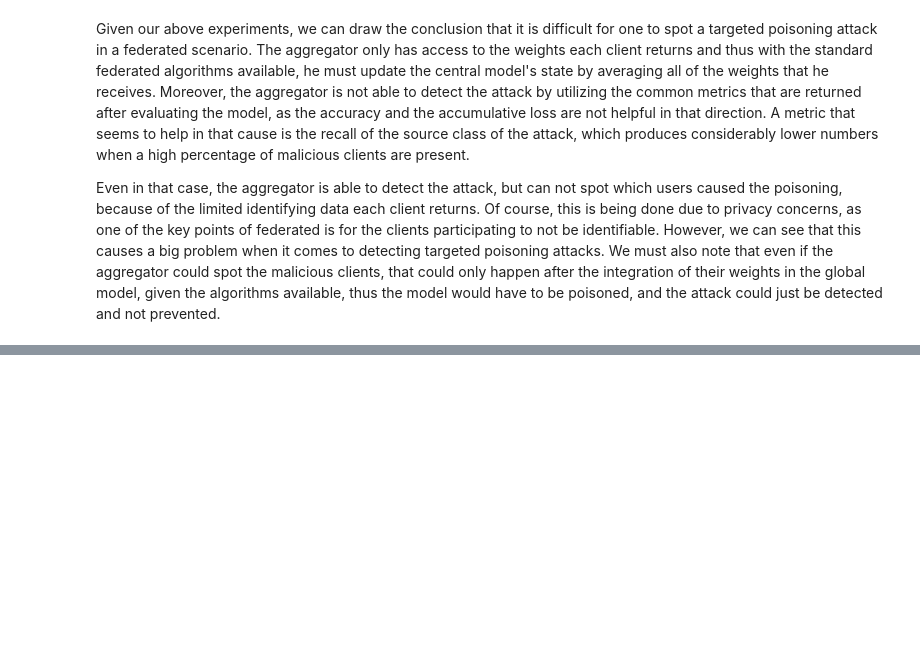
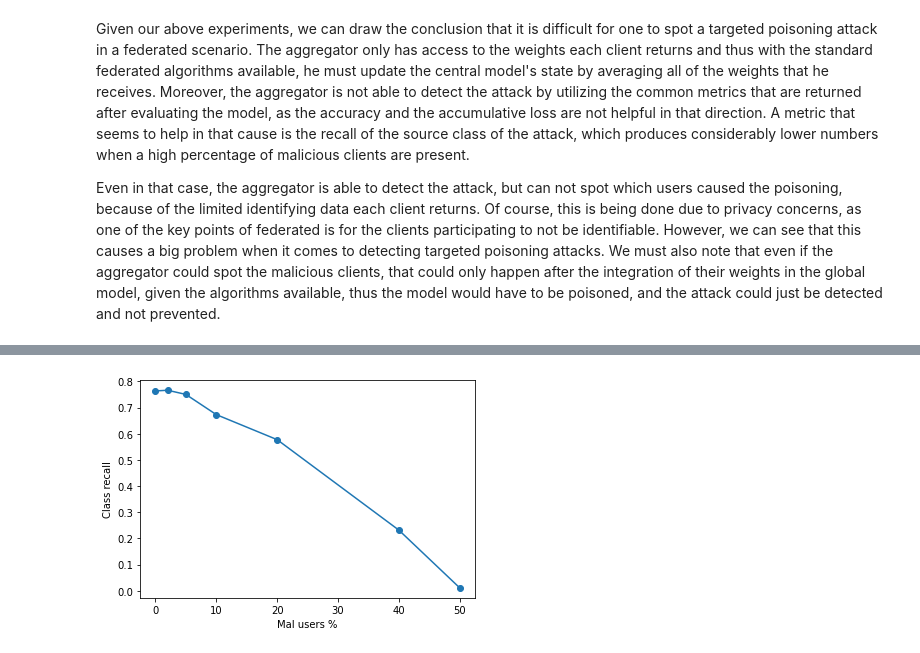
Before and after one commit to nikosgalanis/data-poisoning-defense-fl, a Jupyter notebook: Federated_Training/poison_mnist_fed.ipynb, the cells around one changed output, grey strips where cells are left out. Cells and saved outputs as stored; diff of their text form; code cells hidden in the pictures; blank space fills up the shorter version.

```diff
--- a/Federated_Training/poison_mnist_fed.ipynb
+++ b/Federated_Training/poison_mnist_fed.ipynb
@@ -362,0 +463,9 @@ Even in that case, the aggregator is able to detect the attack, but can not spot
+# %%
+plt.plot(mal_users_percentages, class_recall, marker='o')
+
+
+plt.xlabel("Mal users %")
+plt.ylabel("Class recall")
+plt.show()
+# %% [output]
+[figure, added]
```
Also changed, not shown: parts of 6 cells of this notebook, 2 other files.
